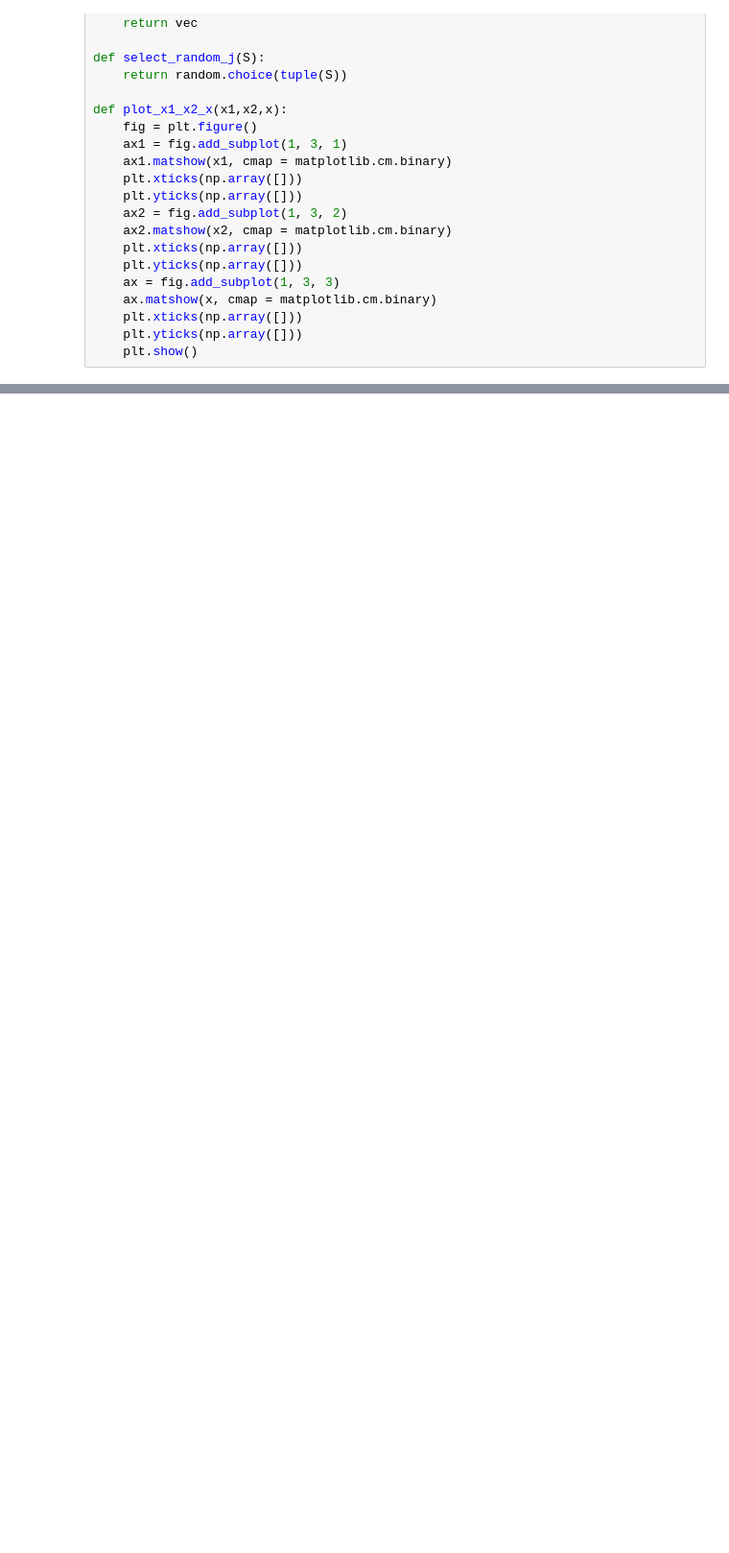
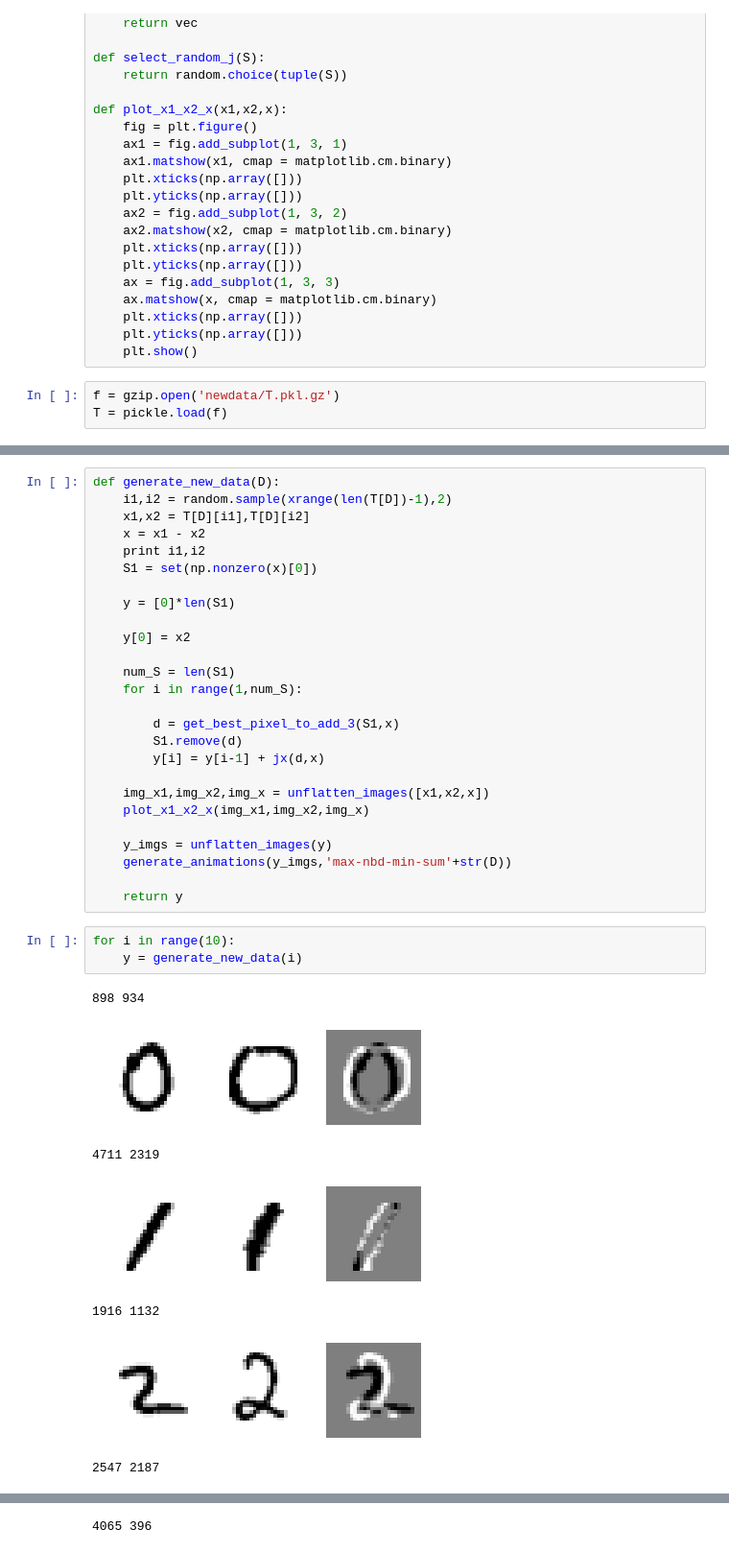
Before and after one commit to nkini/neural-networks-and-deep-learning, a Jupyter notebook: src/HW2.ipynb, the cells around one changed output, grey strips where cells are left out. Shown at 96% size. Cells and saved outputs as stored; diff of their text form; blank space fills up the shorter version.

```diff
--- a/src/HW2.ipynb
+++ b/src/HW2.ipynb
@@ -730,6 +729,9 @@ def plot_x1_x2_x(x1,x2,x):
     plt.xticks(np.array([]))
     plt.yticks(np.array([]))
     plt.show()
+# %%
+f = gzip.open('newdata/T.pkl.gz')
+T = pickle.load(f)
 # %%
 '''
 Let x = x1-x2
@@ -878,0 +935,37 @@ IndentationError: expected an indented block (<ipython-input-37-85575828369f>, l
+# %%
+def generate_new_data(D):
+    i1,i2 = random.sample(xrange(len(T[D])-1),2)
+    x1,x2 = T[D][i1],T[D][i2]
+    x = x1 - x2
+    print i1,i2
+    S1 = set(np.nonzero(x)[0])
+
+    y = [0]*len(S1)
+
+    y[0] = x2
+
+    num_S = len(S1)
+    for i in range(1,num_S):
+
+        d = get_best_pixel_to_add_3(S1,x)
+        S1.remove(d)
+        y[i] = y[i-1] + jx(d,x)
+
+    img_x1,img_x2,img_x = unflatten_images([x1,x2,x])
+    plot_x1_x2_x(img_x1,img_x2,img_x)
+
+    y_imgs = unflatten_images(y)
+    generate_animations(y_imgs,'max-nbd-min-sum'+str(D))
+
+    return y
+# %%
+for i in range(10):
+    y = generate_new_data(i)
+# %% [output]
+898 934
+[figure, added]
+4711 2319
+[figure, added]
+1916 1132
+[figure, added]
+2547 2187
@@ -878,0 +973 @@ IndentationError: expected an indented block (<ipython-input-37-85575828369f>, l
+4065 396
```
Also changed, not shown: parts of 9 cells of this notebook, 6 other files.
